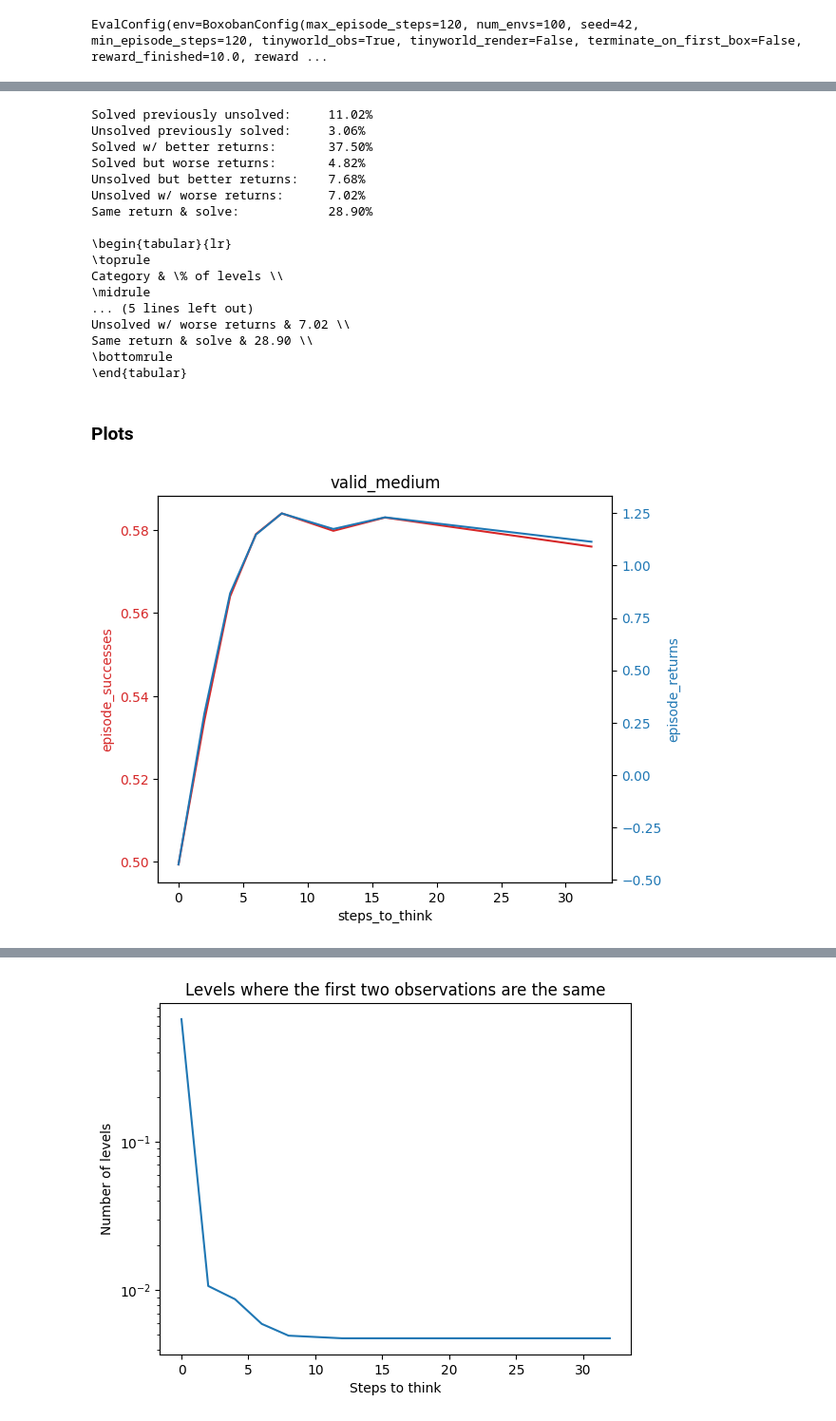
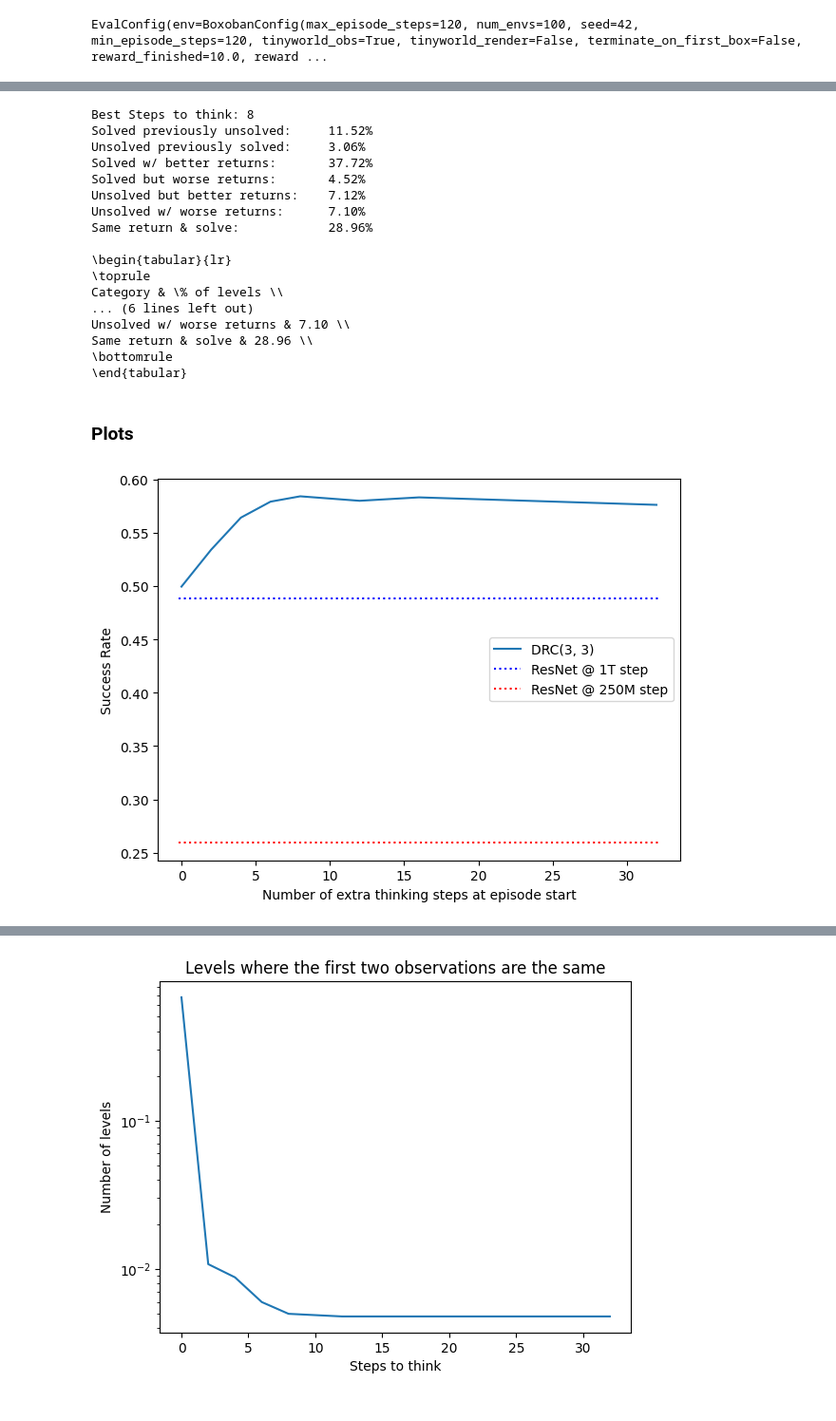
Before and after one commit to AlignmentResearch/train-learned-planner, a Jupyter notebook: cleanba/notebooks/behavioral_analysis.ipynb, the cells around one changed output, grey strips where cells are left out. Shown: that part at 95% size. Saved outputs shown, nothing was run; the diff lists cells and outputs as text; code cells hidden in the pictures.

Commit message:
update resnet & drc notebook

```diff
--- a/cleanba/notebooks/behavioral_analysis.ipynb
+++ b/cleanba/notebooks/behavioral_analysis.ipynb
@@ -109,8 +109,6 @@ class EvalConfig:
                     all_acts += [episode_acts[:episode_lengths[i], i] for i in range(envs.num_envs)]
                     all_rewards += [episode_rewards[:episode_lengths[i], i] for i in range(envs.num_envs)]
 
-                    all_obs.append(episode_obs)
-                    all_acts.append(episode_acts)
                     all_level_infos.append(level_infos)
 
                 all_episode_returns = np.concatenate(all_episode_returns)
@@ -279,10 +277,11 @@ if not (base_path / "val_log_dict.pkl").exists() or True:
 
 else:
     print("loading logs")
-    with open(base_path / "unfil_log_dict.pkl", "rb") as f:
-        unfil_log_dict = pickle.load(f)
-    with open(base_path / "unfil_all_episode_info.pkl", "rb") as f:
-        unfil_all_episode_info = pickle.load(f)
+    if unfil:
+        with open(base_path / "unfil_log_dict.pkl", "rb") as f:
+            unfil_log_dict = pickle.load(f)
+        with open(base_path / "unfil_all_episode_info.pkl", "rb") as f:
+            unfil_all_episode_info = pickle.load(f)
     with open(base_path / "val_log_dict.pkl", "rb") as f:
         val_log_dict = pickle.load(f)
     with open(base_path / "val_all_episode_info.pkl", "rb") as f:
@@ -307,6 +306,10 @@ val_log_dict
  '32_episode_lengths': 80.0772,
  '32_episode_successes': 0.576,
  '32_num_episodes': 5000}
+# %%
+# resnet baseline
+baseline_250m = (0.2592, 100.4244, -5.101439999999986)
+baseline_1t = (0.4884, 84.5022, -0.6328199999999904)
 # %%
 num_levels = len(val_all_episode_info[0]["episode_successes"])
 improved_level_list = []
@@ -317,7 +320,8 @@ unsolved_better_returns = []
 unsolved_worse_returns = []
 same_return_and_solve = []
 baseline_steps = 0
-best_steps = steps_to_think.index(6)
+best_steps = np.argmax([log_dict[f"{steps_to_think:02d}_episode_successes"] for steps_to_think in steps_to_think])
+print("Best Steps to think:", steps_to_think[best_steps])
 for i in range(len(val_all_episode_info[0]["episode_successes"])):
     solved_after_thinking = val_all_episode_info[baseline_steps]["episode_successes"][i] < \
         val_all_episode_info[best_steps]["episode_successes"][i]
@@ -382,21 +386,21 @@ Same return & solve & {same_return_and_solve_pc:.2f} \\\\
 \\end{{tabular}}
 """)
 # %% [output]
-Solved previously unsolved:     11.02%
+Best Steps to think: 8
+Solved previously unsolved:     11.52%
 Unsolved previously solved:     3.06%
-Solved w/ better returns:       37.50%
-Solved but worse returns:       4.82%
-Unsolved but better returns:    7.68%
-Unsolved w/ worse returns:      7.02%
-Same return & solve:            28.90%
+Solved w/ better returns:       37.72%
+Solved but worse returns:       4.52%
+Unsolved but better returns:    7.12%
+Unsolved w/ worse returns:      7.10%
+Same return & solve:            28.96%
 
 \begin{tabular}{lr}
 \toprule
 Category & \% of levels \\
-\midrule
-... (5 lines left out)
-Unsolved w/ worse returns & 7.02 \\
-Same return & solve & 28.90 \\
+... (6 lines left out)
+Unsolved w/ worse returns & 7.10 \\
+Same return & solve & 28.96 \\
 \bottomrule
 \end{tabular}
 # %% [markdown]
@@ -404,31 +408,42 @@ Same return & solve & 28.90 \\
 # %%
 # solves vs steps_to_think
 
 env_names = ["valid_medium"] + (["unfiltered"] if unfil else [])
 for i, log_dict in enumerate([val_log_dict] + ([unfil_log_dict] if unfil else [])):
-    episode_successes = [log_dict[f"{steps_to_think:02d}_episode_successes"] for steps_to_think in steps_to_think]
-    episode_returns = [log_dict[f"{steps_to_think:02d}_episode_returns"] for steps_to_think in steps_to_think]
+    episode_successes = [log_dict[f"{step:02d}_episode_successes"] for step in steps_to_think]
+    episode_returns = [log_dict[f"{step:02d}_episode_returns"] for step in steps_to_think]
 
     fig, ax1 = plt.subplots()
 
-    color = 'tab:red'
-    ax1.set_xlabel('steps_to_think')
-    ax1.set_ylabel('episode_successes', color=color)
-    ax1.plot(steps_to_think, episode_successes, color=color)
-    ax1.tick_params(axis='y', labelcolor=color)
+    color = 'tab:blue'
+    ax1.set_xlabel('Number of extra thinking steps at episode start')
+    ax1.set_ylabel('Success Rate')
+    # add legend DRC
+    ax1.plot(steps_to_think, episode_successes, color=color, label="DRC(3, 3)")
+    ax1.tick_params(axis='y')
 
-    ax2 = ax1.twinx()
+    # ax2 = ax1.twinx()
 
-    color = 'tab:blue'
-    ax2.set_ylabel('episode_returns', color=color)
-    ax2.plot(steps_to_think, episode_returns, color=color)
-    ax2.tick_params(axis='y', labelcolor=color)
+    # color = 'tab:red'
+    # ax2.set_ylabel('episode_returns', color=color)
+    # ax2.plot(steps_to_think, episode_returns, color=color)
+    # ax2.tick_params(axis='y', labelcolor=color)
+    x_min = 0.04
+    x_max = 1 - x_min
+    ax1.axhline(baseline_1t[0], x_min, x_max, color='blue', linestyle='dotted', label="ResNet @ 1T step")
+    ax1.axhline(baseline_250m[0], x_min, x_max, color='red', linestyle='dotted', label="ResNet @ 250M step")
+
+    plt.legend()
+    # plt.legend(*([ x[i] for i in [0, 2, 1] ] for x in plt.gca().get_legend_handles_labels()),
+    #     # handletextpad=0.75,
+    #     loc='best',
+    # )
 
     fig.tight_layout()
-    plt.title(env_names[i])
+    # plt.title()
     plt.show()
 # %% [output]
-[figure, old version]
+[figure, new version]
 # %%
 # Time to place boxes vs steps to think
 reward_for_placing_box = 0.9
```
Also changed, not shown: parts of 6 cells of this notebook, 1 other file.
